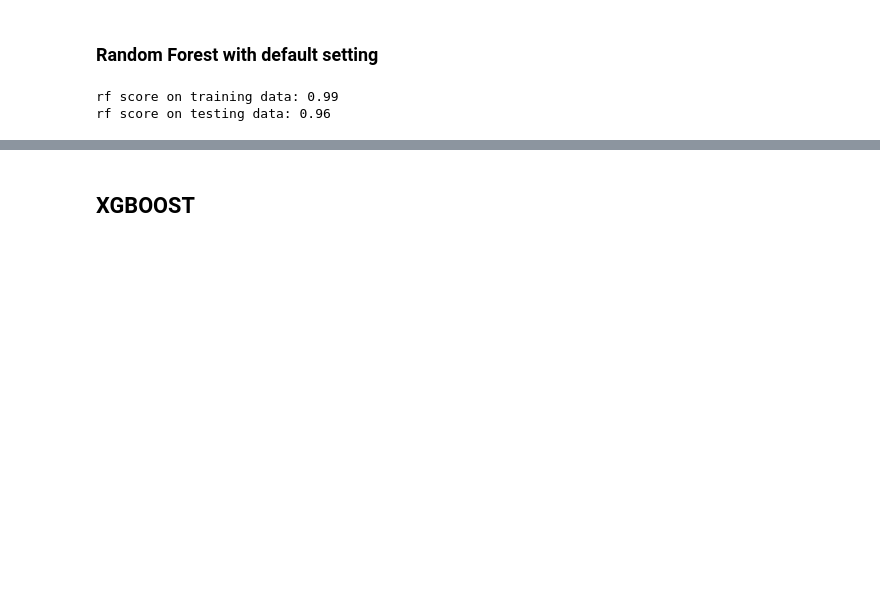
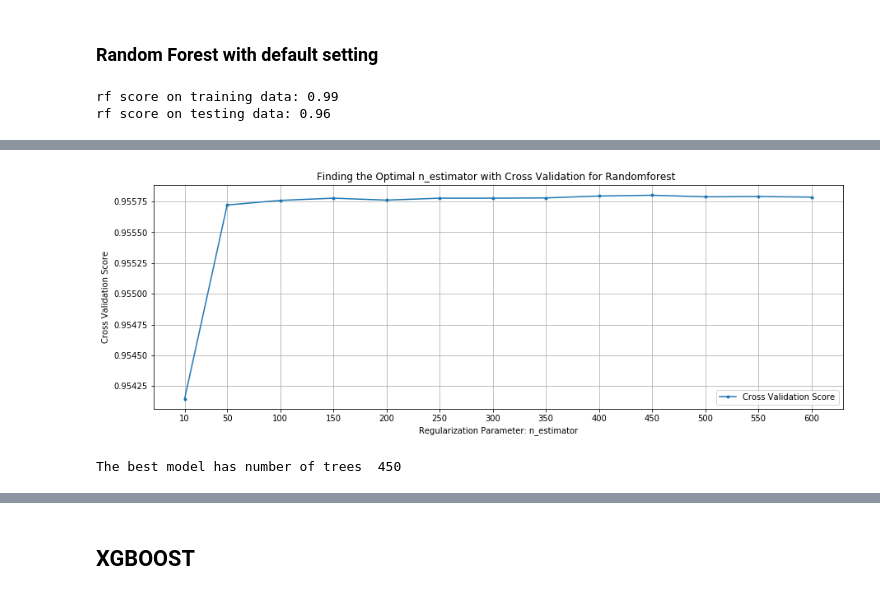
Before and after one commit to terrancexia/Home-Credit-Default-Risk-, a Jupyter notebook: Home Credit Default Risk.ipynb, the cells around one changed output, grey strips where cells are left out. Saved outputs shown, nothing was run; the diff lists cells and outputs as text; code cells hidden in the pictures; blank space fills up the shorter version.

Commit message:
Modeling part 2

```diff
--- a/Home Credit Default Risk.ipynb
+++ b/Home Credit Default Risk.ipynb
@@ -1624,0 +1634,34 @@ rf.feature_importances_
+# %%
+# use cv to narrow down n_estimators
+
+#create empty list for rf cv score
+cv_score_rf = []
+
+#create range for n_estimators
+estimators = [10,50,100,150,200,250,300,350,400,450,500,550,600]
+
+#Using for loops to create the iteration for 3 fold
+for n in estimators:
+    #Initiate randomforest
+    rf2 = RandomForestClassifier(n_estimators=n, n_jobs=-1)
+    #Fit model on 3 folds.
+    score_rf = cross_val_score(rf2, X_train, y_train, cv = 3).mean()
+    cv_score_rf.append(score_rf)
+# %%
+#visulize the cv score
+plt.figure(figsize=(15,5))
+plt.plot(estimators, cv_score_rf, label='Cross Validation Score', marker='.')
+plt.legend()
+plt.xlabel('Regularization Parameter: n_estimator')
+plt.xticks(estimators)
+plt.ylabel('Cross Validation Score')
+plt.title('Finding the Optimal n_estimator with Cross Validation for Randomforest ')
+plt.grid()
+plt.show()
+
+which_max = np.array(cv_score_rf).argmax()
+
+print("The best model has number of trees ",estimators[which_max])
+# %% [output]
+[figure, added]
+The best model has number of trees  450
```
Also changed, not shown: parts of 22 cells of this notebook.
